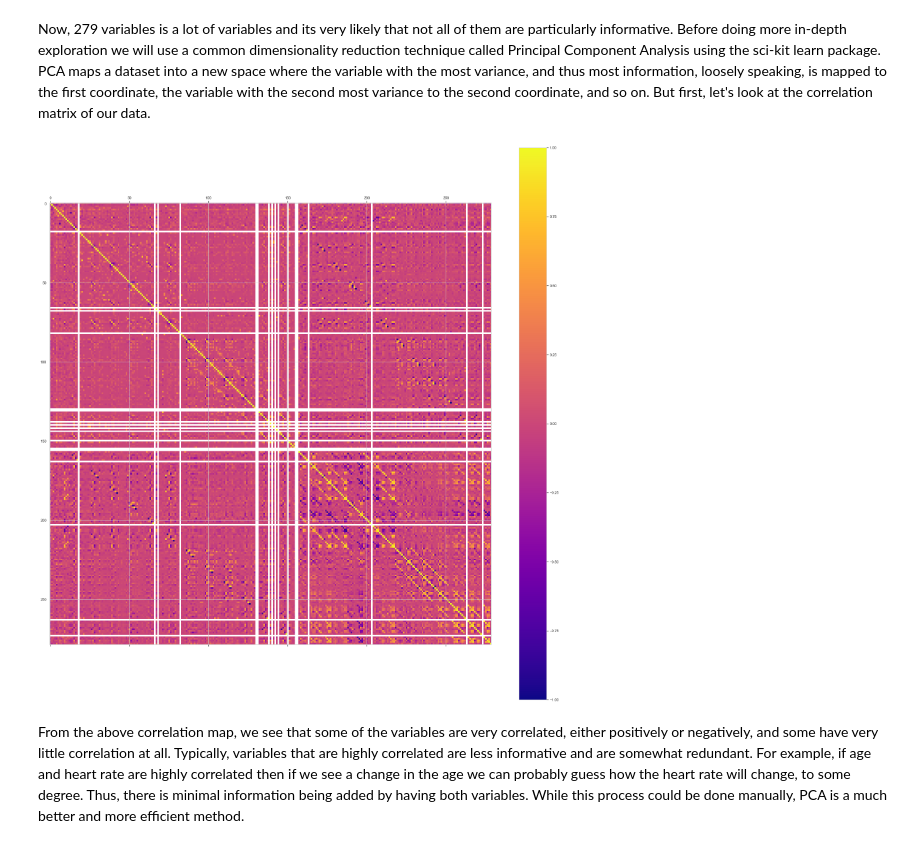
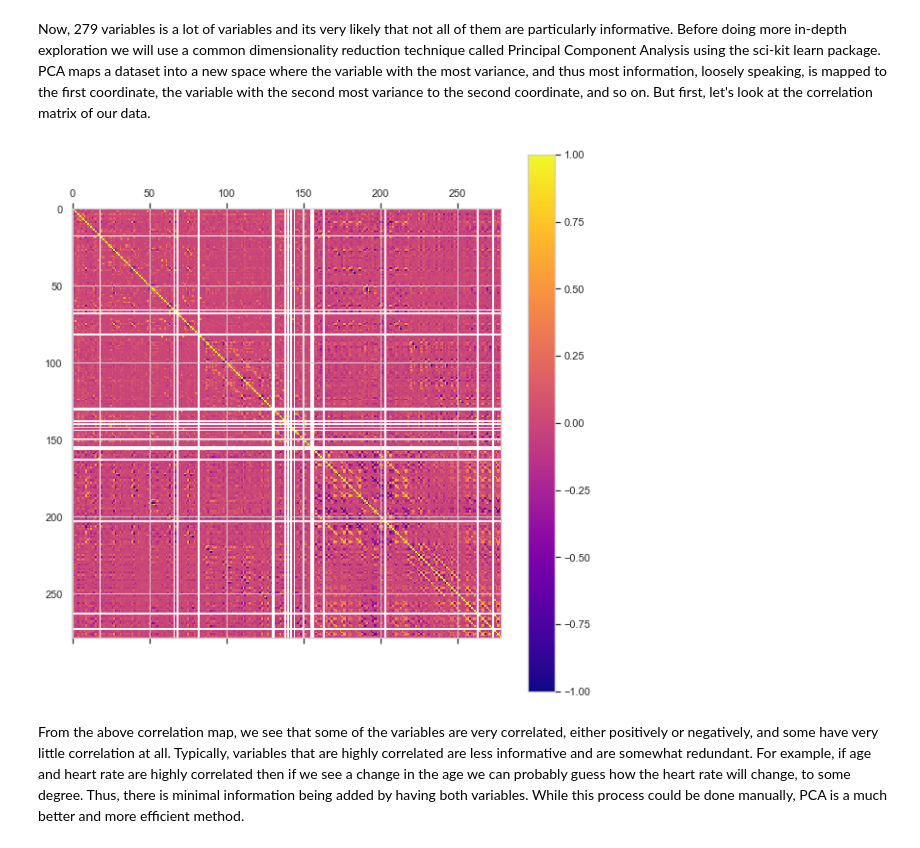
Before and after one commit to KaranamLokesh/100_days_of_ml_code, a Jupyter notebook: arrhythmia_analysis.ipynb, the cells around one changed output. Drawn from its saved outputs; the diff is of its cells as text; code cells hidden in the pictures.

```diff
--- a/arrhythmia_analysis.ipynb
+++ b/arrhythmia_analysis.ipynb
@@ -335,12 +302,12 @@ Now, 279 variables is a lot of variables and its very likely that not all of the
 # %%
 import matplotlib.cm as cm
 
-f = plt.figure(figsize=(30,30))
+f = plt.figure(figsize=(10,10))
 plt.matshow(data.corr(), fignum=f.number, cmap=cm.plasma)
 cb = plt.colorbar()
 plt.show()
 # %% [output]
-[figure, old version]
+[figure, new version]
 # %% [markdown]
 From the above correlation map, we see that some of the variables are very correlated, either positively or negatively, and some have very little correlation at all. Typically, variables that are highly correlated are less informative and are somewhat redundant. For example, if age and heart rate are highly correlated then if we see a change in the age we can probably guess how the heart rate will change, to some degree. Thus, there is minimal information being added by having both variables. While this process could be done manually, PCA is a much better and more efficient method.
 # %%
```
Also changed, not shown: parts of 18 cells of this notebook.
